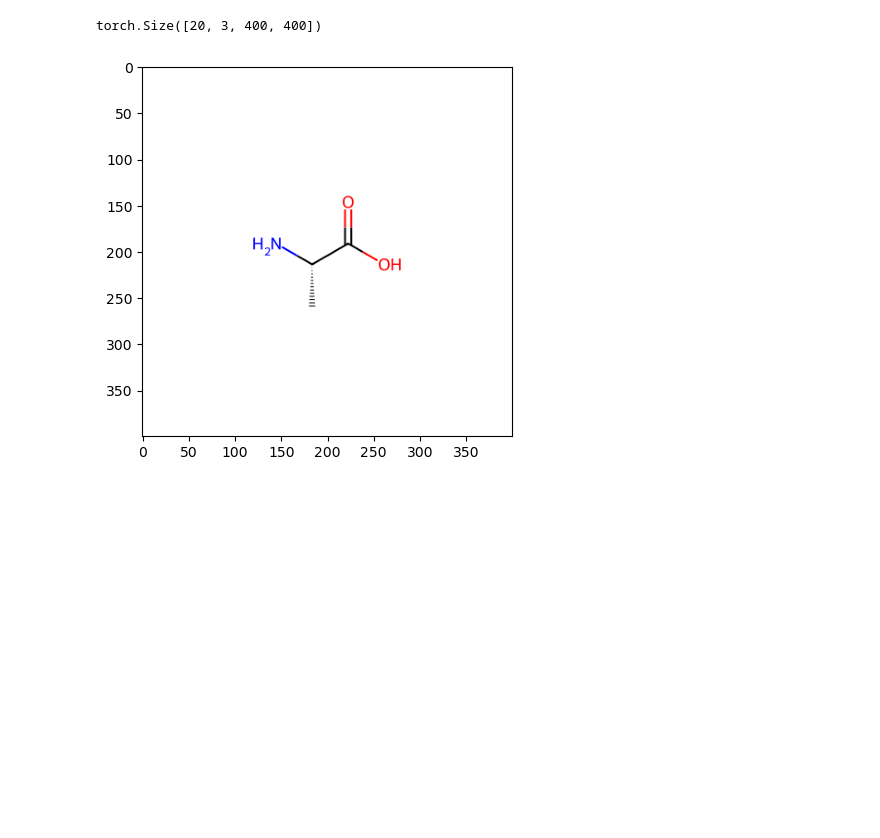
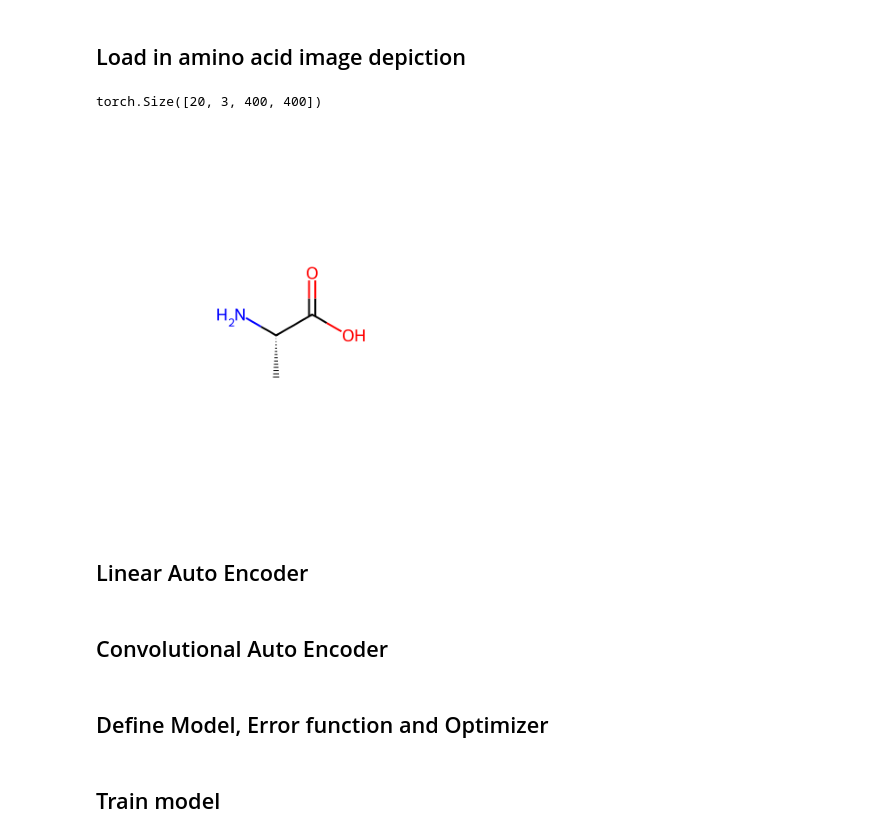
Before and after one commit to chuanghembo/Research-Immersion, a Jupyter notebook: autoencoder.ipynb, the cells around one changed output. Cells and saved outputs as stored; diff of their text form; code cells hidden in the pictures; blank space fills up the shorter version.

```diff
--- a/autoencoder.ipynb
+++ b/autoencoder.ipynb
@@ -18,6 +22,8 @@ amino_acid_full_names = {
 }
 # %%
 device = torch.device('cuda' if torch.cuda.is_available() else 'cpu')
+# %% [markdown]
+## Load in amino acid image depiction
 # %%
 #store images in cache to save performance
 image_cache = {}
@@ -41,22 +47,25 @@ def load_AA_image(img_path):
 # %%
 pixel_features = []
 
 for letter, amino_acid in amino_acid_full_names.items():
     img_path = f'./data/2Dstruc/{amino_acid}.png'
     img = load_AA_image(img_path)
     pixel_features.append(img)
 
 pixel_features = torch.vstack(pixel_features)
 
 # Define dataloader
 dataloader = DataLoader(pixel_features, batch_size=20)
 
 # The transpose is necessary because the image is stored in a different way
 plt.imshow(pixel_features[0].cpu().numpy().transpose(1, 2, 0));
+plt.axis('off');
 pixel_features.shape
 # %% [output]
 torch.Size([20, 3, 400, 400])
-[figure, old version]
+[figure, new version]
+# %% [markdown]
+## Linear Auto Encoder
 # %%
 class AutoEncoder(nn.Module):
     def __init__(self):
@@ -92,6 +101,8 @@ class AutoEncoder(nn.Module):
 
 # Note to self: If normalization is used, we will use
 # tanh as the activation function in the last layer
+# %% [markdown]
+## Convolutional Auto Encoder
 # %%
 class ConvAutoEncoder(nn.Module):
     def __init__(self):
@@ -121 +130,3 @@ model = ConvAutoEncoder().to(device)
+# %% [markdown]
+## Define Model, Error function and Optimizer
 # %%
@@ -123,5 +138,7 @@ model = AutoEncoder().to(device)
 criterion = nn.MSELoss()
 optimizer = optim.Adam(model.parameters(), lr=1e-3, weight_decay=1e-5)
+# %% [markdown]
+## Train model
 # %%
 patience = 10
 best_loss = float('inf')
```
Also changed, not shown: parts of 8 cells of this notebook.
